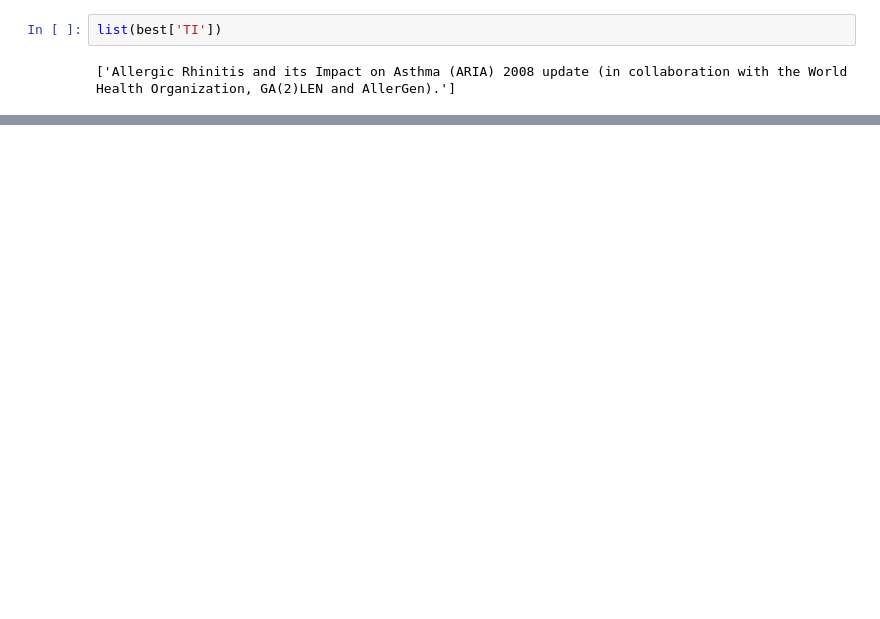
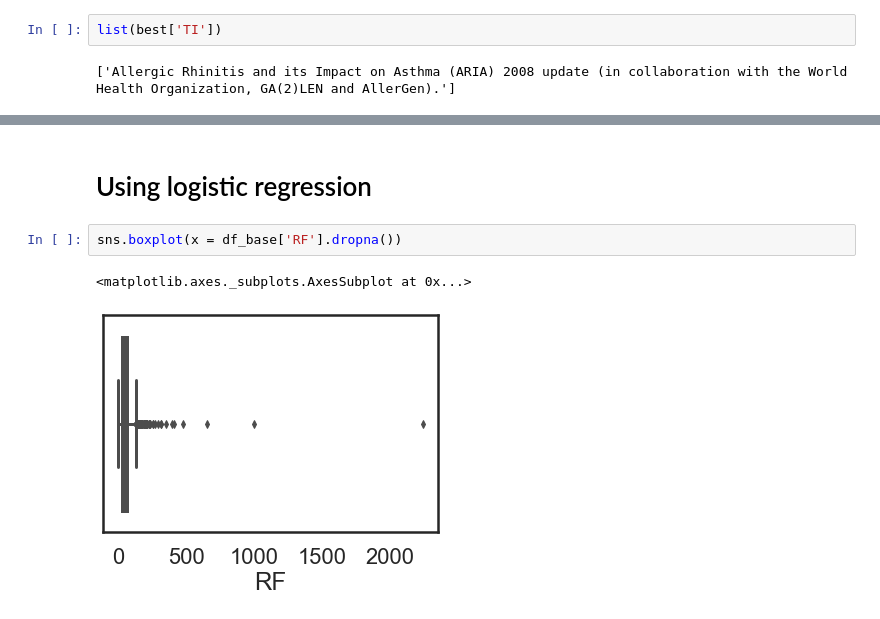
Before and after one commit to awyeh64/Scholarly_Recommender, a Jupyter notebook: notebooks/exploratory/eda_fsm.ipynb, the cells around one changed output, grey strips where cells are left out. Saved outputs shown, nothing was run; the diff lists cells and outputs as text; blank space fills up the shorter version.

```diff
--- a/notebooks/exploratory/eda_fsm.ipynb
+++ b/notebooks/exploratory/eda_fsm.ipynb
@@ -268,0 +504,7 @@ list(df_terms.iloc[ind]['TI'])
+# %% [markdown]
+# Using logistic regression
+# %%
+sns.boxplot(x = df_base['RF'].dropna())
+# %% [output]
+<matplotlib.axes._subplots.AxesSubplot at 0x...>
+[figure, added]
```
Also changed, not shown: parts of 62 cells of this notebook.
